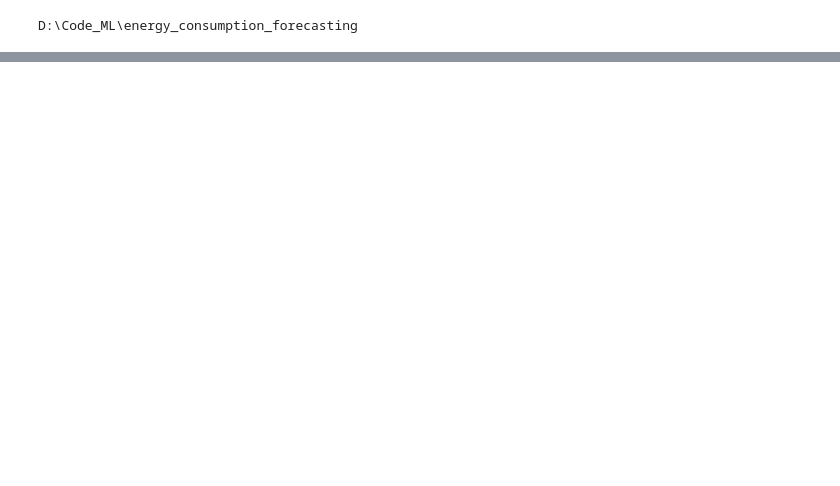
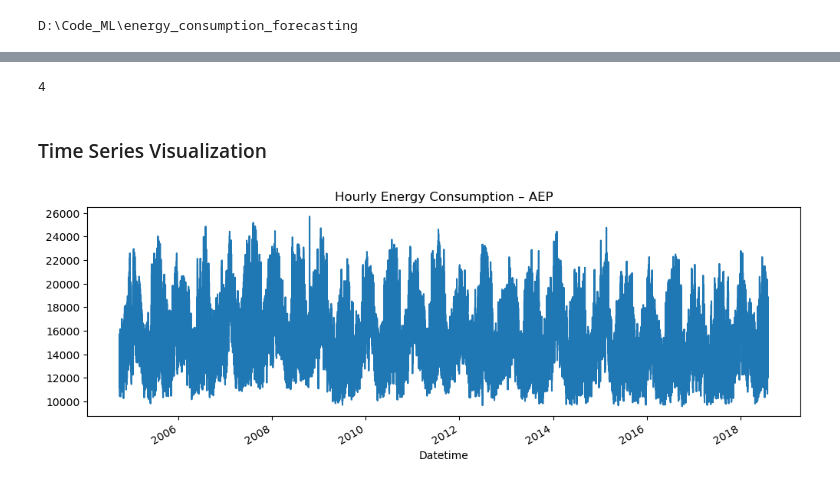
Before and after one commit to tejasaron/Code_ML, a Jupyter notebook: energy_consumption_forecasting/notebooks/eda_energy_consumption.ipynb, the cells around one changed output, grey strips where cells are left out. Saved outputs shown, nothing was run; the diff lists cells and outputs as text; code cells hidden in the pictures; blank space fills up the shorter version.

Commit message:
eda done on new pipelined data

```diff
--- a/energy_consumption_forecasting/notebooks/eda_energy_consumption.ipynb
+++ b/energy_consumption_forecasting/notebooks/eda_energy_consumption.ipynb
@@ -14,6 +14,7 @@ from src.data.load_data import load_raw_data
 # %%
 folder_path = "D:/Code_ML/energy_consumption_forecasting/src/data/raw"
 # %%
-df = load_raw_data(Path(folder_path))
-df.head()
+utility_data = load_raw_data(Path(folder_path))
+
+list(utility_data.keys())
 # %% [output]
@@ -25,0 +22,3 @@ df.head()
+# %%
+df = utility_data["AEP"]
+df.head()
@@ -25,0 +54,2 @@ df.head()
+# %%
+df["Datetime"] = pd.to_datetime(df["Datetime"]) # datetime parsed
@@ -25,0 +79,12 @@ df.head()
+# %%
+print(df["Datetime"].duplicated().sum())
+# %% [output]
+4
+# %% [markdown]
+### Time Series Visualization
+# %%
+df.set_index("Datetime")["AEP_MW"].plot(figsize=(12,4))
+plt.title("Hourly Energy Consumption – AEP")
+plt.show()
+# %% [output]
+[figure, added]
```
Also changed, not shown: parts of 9 cells of this notebook, 1 other file.
